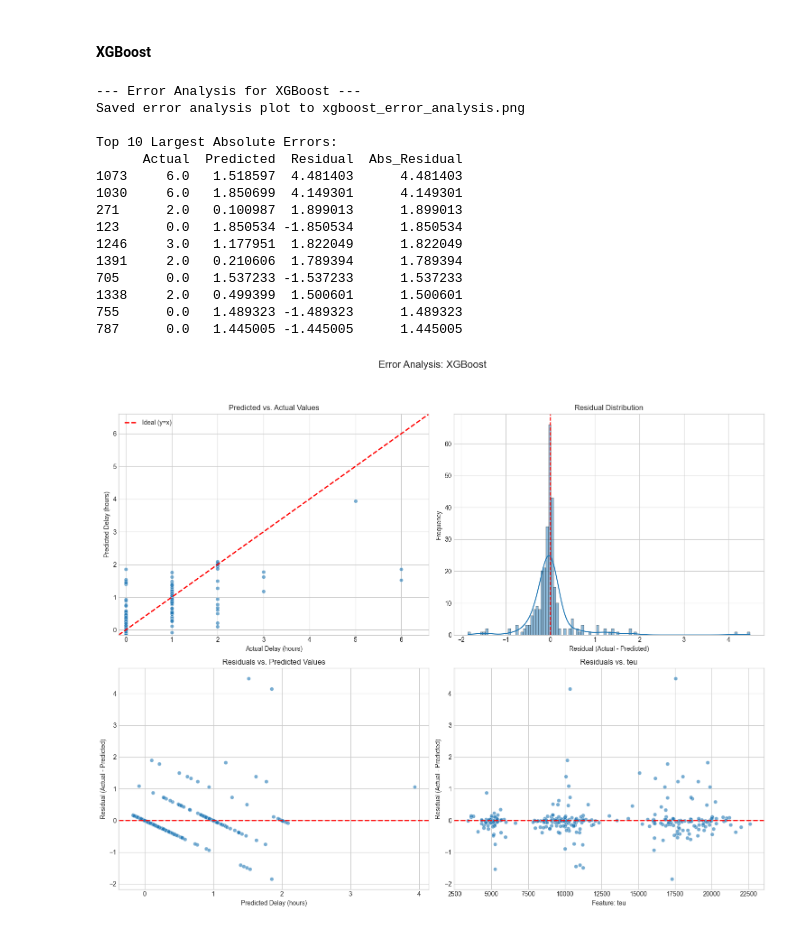
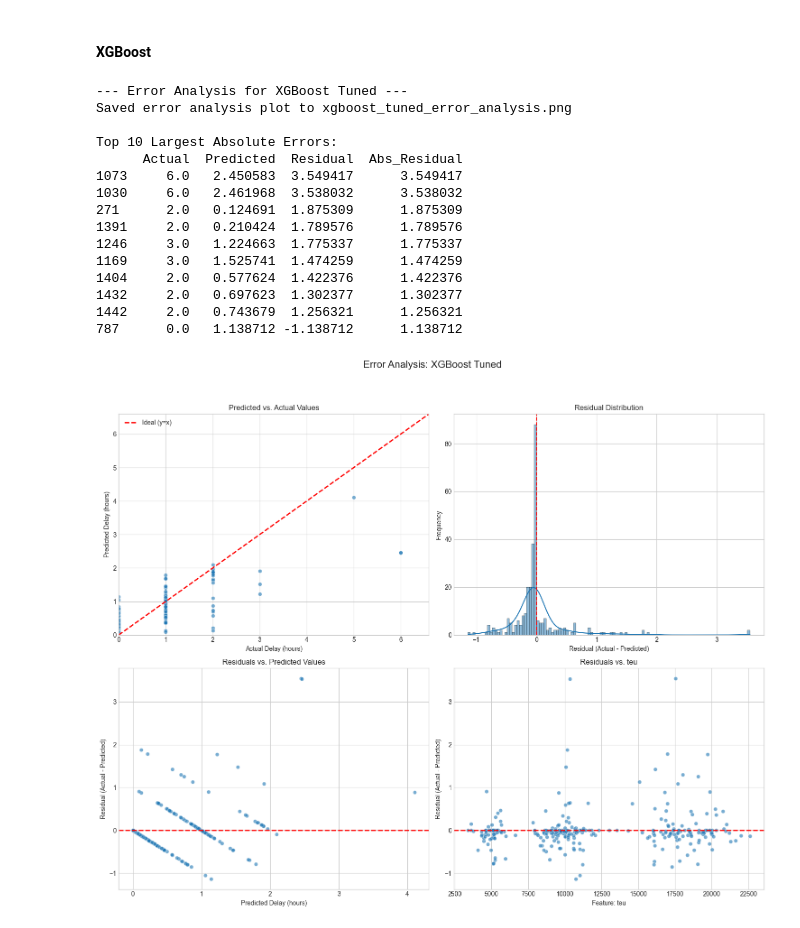
Before and after one commit to MatricalDefunkt/pbl2-ship-delay, a Jupyter notebook: train_models.ipynb, the cells around one changed output. Drawn from its saved outputs; the diff is of its cells as text; code cells hidden in the pictures.

Commit message:
New Features for all models and XGBoost Tuned model

```diff
--- a/train_models.ipynb
+++ b/train_models.ipynb
@@ -568,8 +752,7 @@ Dropped 0 rows due to missing features/target.
 # --- Define Features (X) and Target (y) ---
 categorical_features = ['type', 'arrival_hour', 'arrival_dayofweek', 'arrival_month']
 # Ensure all numerical features are included
-numerical_features = ['teu'] + list(weather_feature_list.columns)
-
+numerical_features = ['teu'] + list(weather_feature_list.columns) + list(matched_states.columns)
 # Remove constant columns if any (e.g., if a state never occurred)
 for col in numerical_features[:]: # Iterate over a copy
     if col in model_data.columns and model_data[col].nunique() <= 1:
@@ -676,7 +852,7 @@ def train_and_evaluate_model(model_name, model, X_train, y_train, X_test, y_test
     y_pred = pipeline.predict(X_test)
 
     # Ensure predictions are non-negative (delay cannot be negative)
-    # y_pred = np.maximum(0, y_pred)
+    y_pred = np.maximum(0, y_pred)
 
     # Evaluate
     mse = mean_squared_error(y_test, y_pred)
@@ -697,5 +926,13 @@ def train_and_evaluate_model(model_name, model, X_train, y_train, X_test, y_test
 # %% [markdown]
 ### Running
+# %%
+# --- Define Models ---
+models = {
+    "Linear Regression": LinearRegression(),
+    "Random Forest": RandomForestRegressor(n_estimators=100, random_state=42, n_jobs=-1),
+    "XGBoost Default": XGBRegressor(n_estimators=100, random_state=42, n_jobs=-1, objective='reg:squarederror'), # Renamed for clarity
+    "XGBoost Tuned": best_xgb_model_tuned
+}
 # %%
 # --- Train, Predict, and Evaluate Models ---
 results = {}
@@ -797,7 +1037,7 @@ def analyze_model_errors(model_name, pipeline, X_test, y_test):
 
     # 1. Get Predictions
     y_pred = pipeline.predict(X_test)
-    # y_pred = np.maximum(0, y_pred) # Ensure non-negative delays
+    y_pred = np.maximum(0, y_pred) # Ensure non-negative delays
 
     # 2. Calculate Errors (Residuals)
     residuals = y_test - y_pred
@@ -857,7 +1097,8 @@ def analyze_model_errors(model_name, pipeline, X_test, y_test):
 
 
     plt.tight_layout(rect=(0.0, 0.0, 1.0, 0.98)) # Adjust layout to prevent title overlap
-    plt.savefig(f"{model_name.replace(' ', '_').lower()}_error_analysis.png")
+    # plt.savefig(f"{model_name.replace(' ', '_').lower()}_error_analysis.png")
+
     print(f"Saved error analysis plot to {model_name.replace(' ', '_').lower()}_error_analysis.png")
     # plt.show() # Uncomment to display plots
 
@@ -874,21 +1115,21 @@ def analyze_model_errors(model_name, pipeline, X_test, y_test):
 # %% [markdown]
 #### XGBoost
 # %%
-analyze_model_errors("XGBoost", trained_pipelines["XGBoost"], X_test, y_test)
+analyze_model_errors("XGBoost Tuned", trained_pipelines["XGBoost Tuned"], X_test, y_test)
 # %% [output]
---- Error Analysis for XGBoost ---
-Saved error analysis plot to xgboost_error_analysis.png
+--- Error Analysis for XGBoost Tuned ---
+Saved error analysis plot to xgboost_tuned_error_analysis.png
 
 Top 10 Largest Absolute Errors:
       Actual  Predicted  Residual  Abs_Residual
-1073     6.0   1.518597  4.481403      4.481403
-1030     6.0   1.850699  4.149301      4.149301
-271      2.0   0.100987  1.899013      1.899013
-123      0.0   1.850534 -1.850534      1.850534
-1246     3.0   1.177951  1.822049      1.822049
-1391     2.0   0.210606  1.789394      1.789394
-705      0.0   1.537233 -1.537233      1.537233
-1338     2.0   0.499399  1.500601      1.500601
-755      0.0   1.489323 -1.489323      1.489323
-787      0.0   1.445005 -1.445005      1.445005
+1073     6.0   2.450583  3.549417      3.549417
+1030     6.0   2.461968  3.538032      3.538032
+271      2.0   0.124691  1.875309      1.875309
+1391     2.0   0.210424  1.789576      1.789576
+1246     3.0   1.224663  1.775337      1.775337
+1169     3.0   1.525741  1.474259      1.474259
+1404     2.0   0.577624  1.422376      1.422376
+1432     2.0   0.697623  1.302377      1.302377
+1442     2.0   0.743679  1.256321      1.256321
+787      0.0   1.138712 -1.138712      1.138712
-[figure, old version]
+[figure, new version]
```
Also changed, not shown: parts of 17 cells of this notebook, 7 other files.
